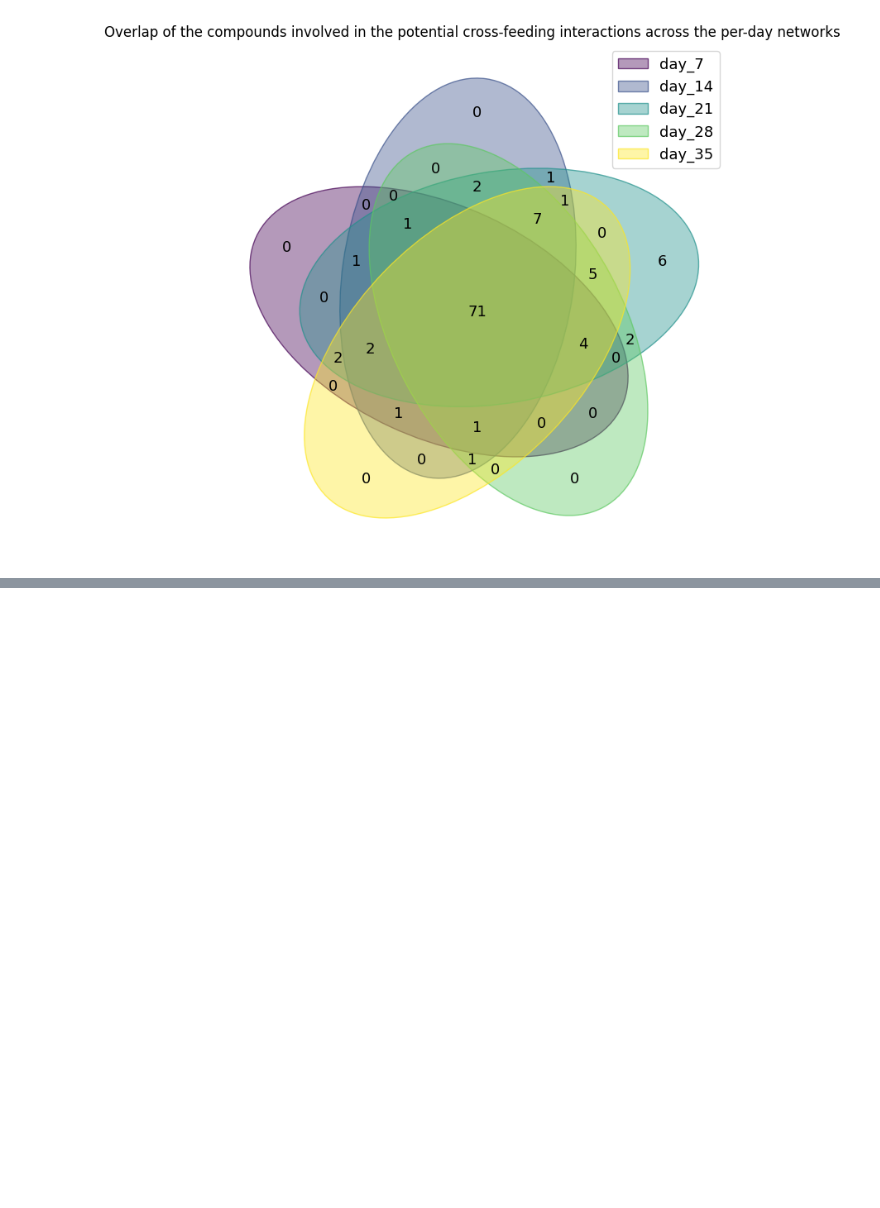
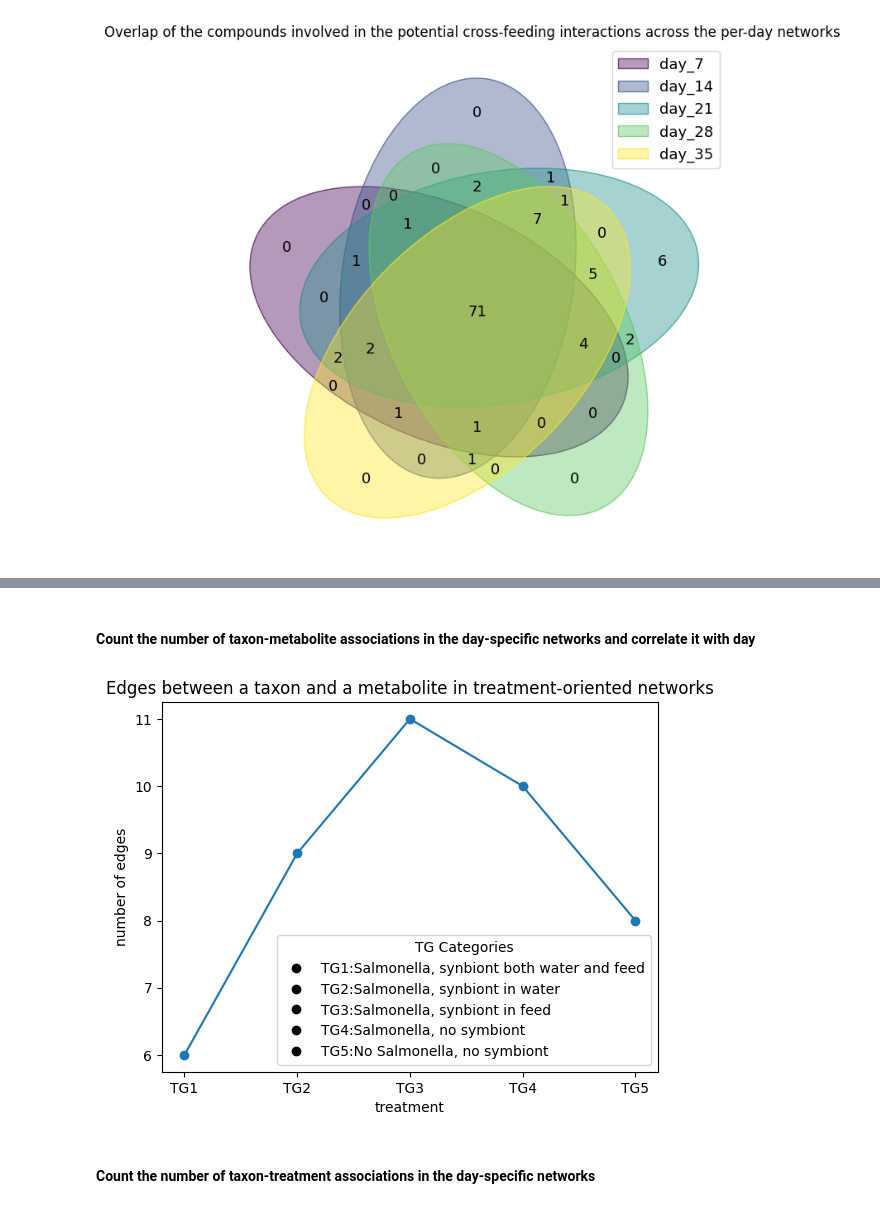
Before and after one commit to hariszaf/AMAC005_chicken_salmonella, a Jupyter notebook: microbetag_analysis/per_day_cx_stats.ipynb, the cells around one changed output, grey strips where cells are left out. Saved outputs shown, nothing was run; the diff lists cells and outputs as text; code cells hidden in the pictures; blank space fills up the shorter version.

Commit message:
treatment based microbetag annotated nets; stats updated including them

```diff
--- a/microbetag_analysis/per_day_cx_stats.ipynb
+++ b/microbetag_analysis/per_day_cx_stats.ipynb
@@ -355,0 +393,10 @@ plt.show()
+# %%
+tg_microbetag_nets = [cx_tg_1, cx_tg_2, cx_tg_3, cx_tg_4, cx_tg_5]
+treatments = ["TG1", "TG2", "TG3", "TG4", "TG5"]
+treatments_descr = [
+    "TG1:Salmonella, synbiont both water and feed",
+    "TG2:Salmonella, synbiont in water",
+    "TG3:Salmonella, synbiont in feed",
+    "TG4:Salmonella, no symbiont",
+    "TG5:No Salmonella, no symbiont"
+]
@@ -355,0 +408,29 @@ plt.show()
+# %%
+treatment_parsed_nets = {
+    "TG1" : MggParser(cx_tg_1, env_set, metabolites_set),
+    "TG2" : MggParser(cx_tg_2, env_set, metabolites_set),
+    "TG3" : MggParser(cx_tg_3, env_set, metabolites_set),
+    "TG4" : MggParser(cx_tg_4, env_set, metabolites_set),
+    "TG5" : MggParser(cx_tg_5, env_set, metabolites_set)
+}
+# %% [markdown]
+#### Count the number of **taxon-metabolite associations** in the day-specific networks and correlate it with day
+# %%
+taxon_to_metabo_hits = [
+    net.edge_types["taxon_to_metabo"]["counts"] for _, net in treatment_parsed_nets.items()
+]
+# %%
+plt.plot(treatments, taxon_to_metabo_hits, marker='o', linestyle='-')
+# Labels and title
+plt.xlabel("treatment")
+plt.ylabel("number of edges")
+plt.title("Edges between a taxon and a metabolite in treatment-oriented networks")
+# Create proxy artists for legend
+legend_handles = [mlines.Line2D([], [], color='black', marker='o', linestyle='None', label=t) for t in treatments_descr]
+# Add legend box
+plt.legend(handles=legend_handles, title="TG Categories", loc="lower right", frameon=True)
+plt.show()
+# %% [output]
+[figure, added]
+# %% [markdown]
+#### Count the number of taxon-treatment associations in the day-specific networks
```
Also changed, not shown: parts of 58 cells of this notebook, 26 other files.
